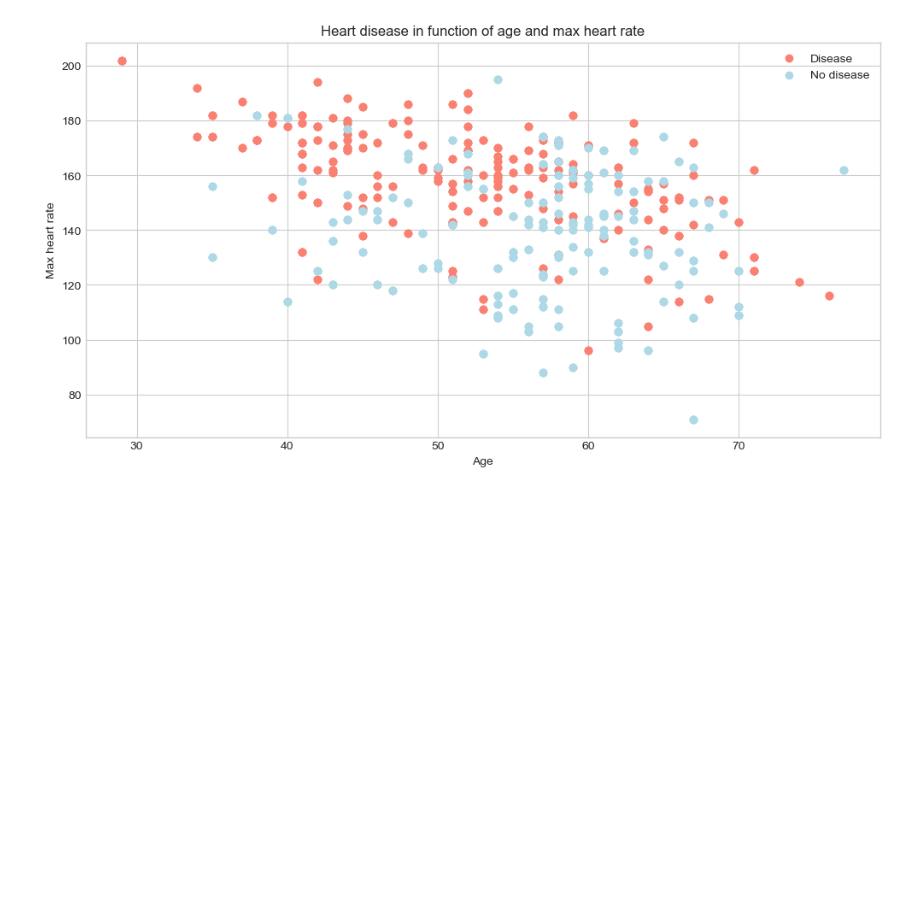
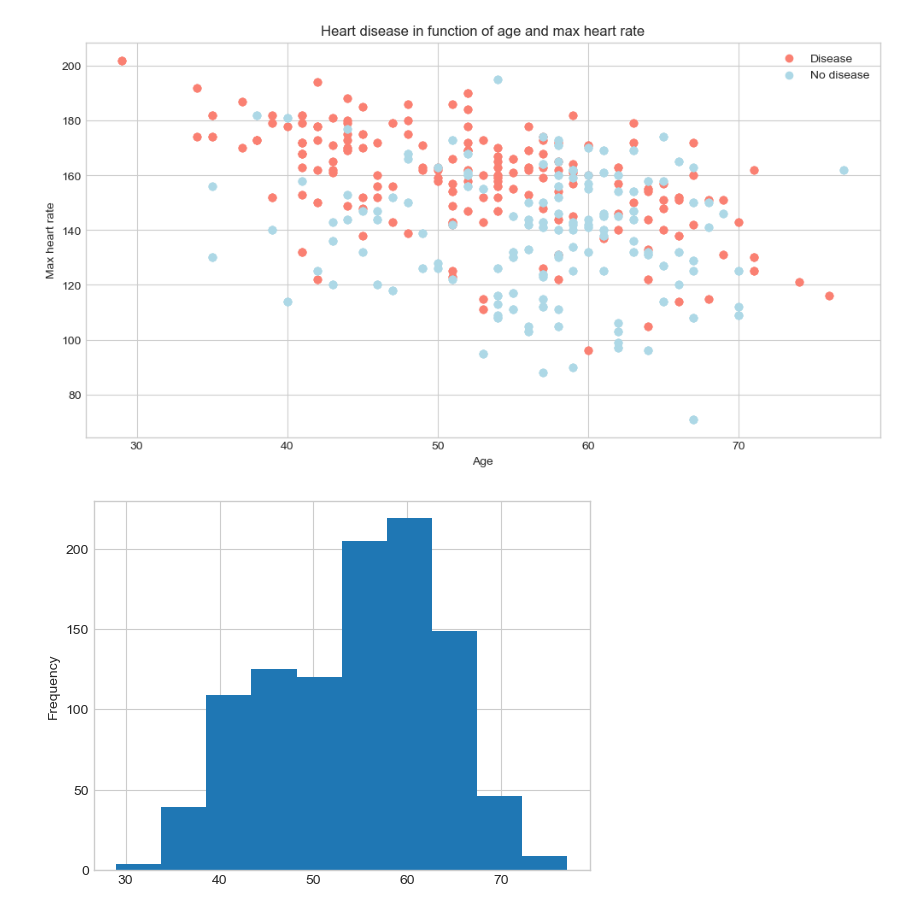
Before and after one commit to msnkr/heart_disease, a Jupyter notebook: heart-disease-classification.ipynb, the cells around one changed output. Cells and saved outputs as stored; diff of their text form; code cells hidden in the pictures; blank space fills up the shorter version.

```diff
--- a/heart-disease-classification.ipynb
+++ b/heart-disease-classification.ipynb
@@ -127,3 +127,8 @@ plt.legend(["Disease", "No disease"])
 plt.xticks(rotation=0);
 # %% [output]
 [figure]
+# %%
+# Histograms are a great way to check distribution of a variable
+df.age.plot.hist();
+# %% [output]
+[figure, added]
```
Also changed, not shown: parts of 4 cells of this notebook.
